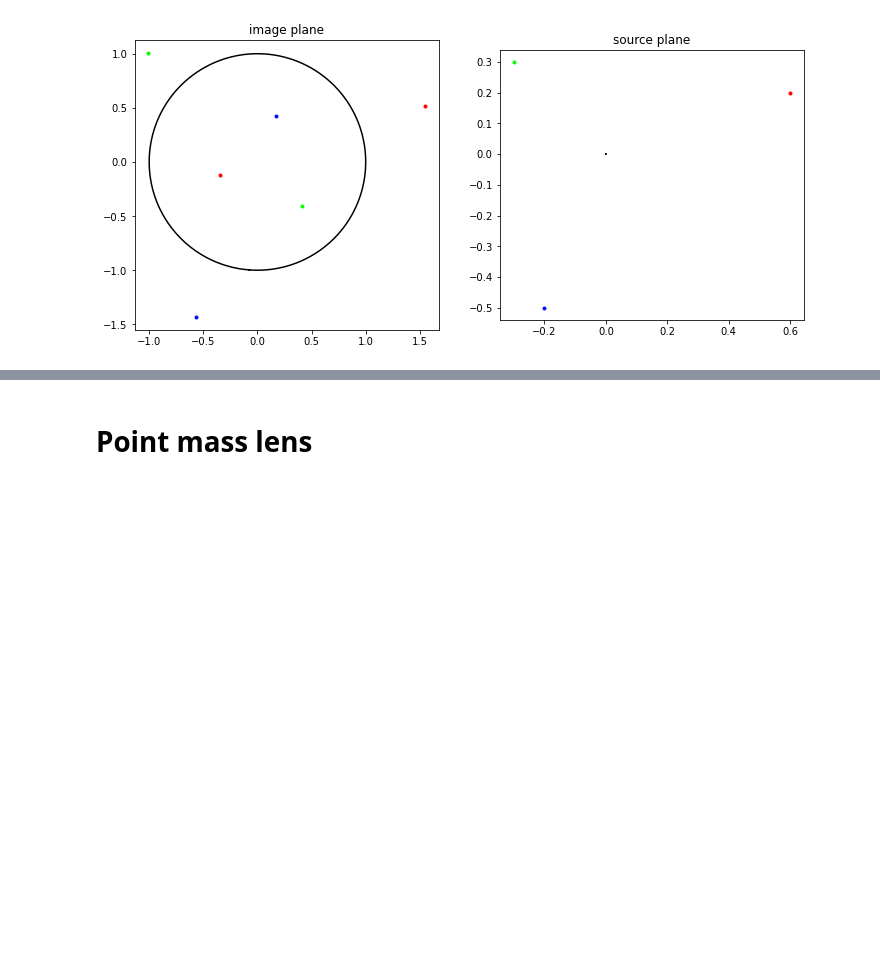
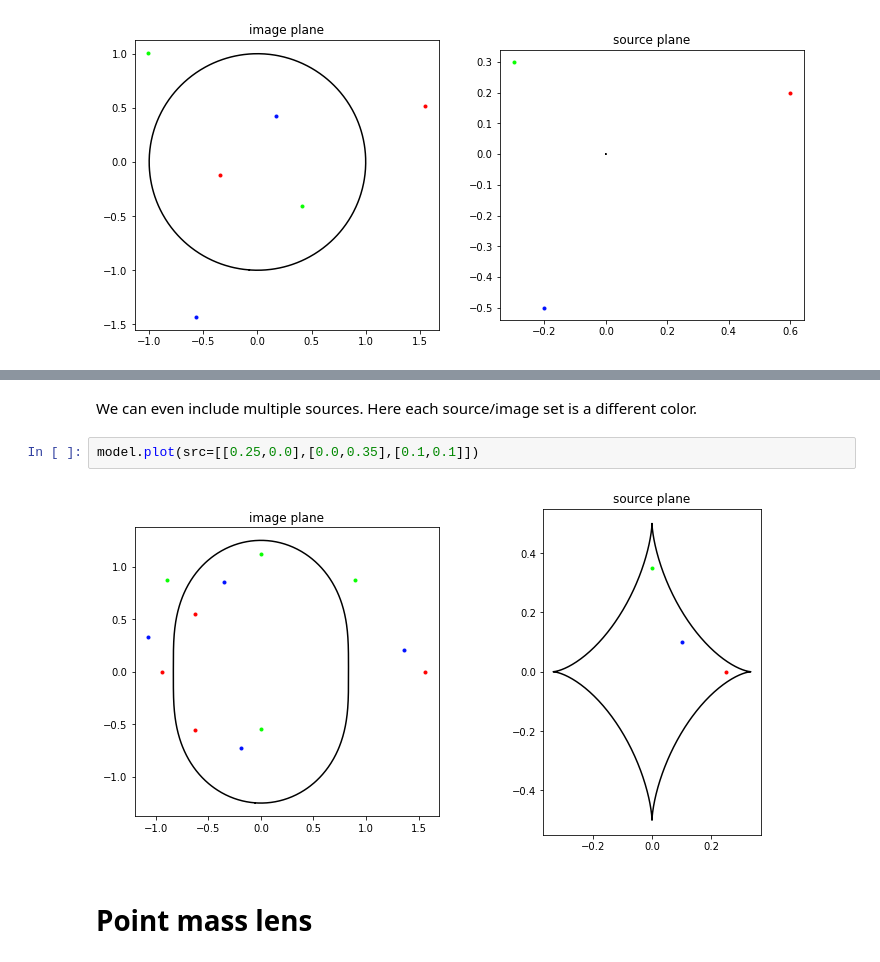
Before and after one commit to chuckkeeton/pygravlens, a Jupyter notebook: basic-examples.ipynb, the cells around one changed output, grey strips where cells are left out. Cells and saved outputs as stored; diff of their text form; blank space fills up the shorter version.

```diff
--- a/basic-examples.ipynb
+++ b/basic-examples.ipynb
@@ -81,3 +118,9 @@ model.plot(src=[[0.6,0.2],[-0.3,0.3],[-0.2,-0.5]])
+# %% [markdown]
+We can even include multiple sources. Here each source/image set is a different color.
+# %%
+model.plot(src=[[0.25,0.0],[0.0,0.35],[0.1,0.1]])
+# %% [output]
+[figure, added]
 # %% [markdown]
 # Point mass lens
 # %%
```
Also changed, not shown: parts of 10 cells of this notebook, 1 other file.
